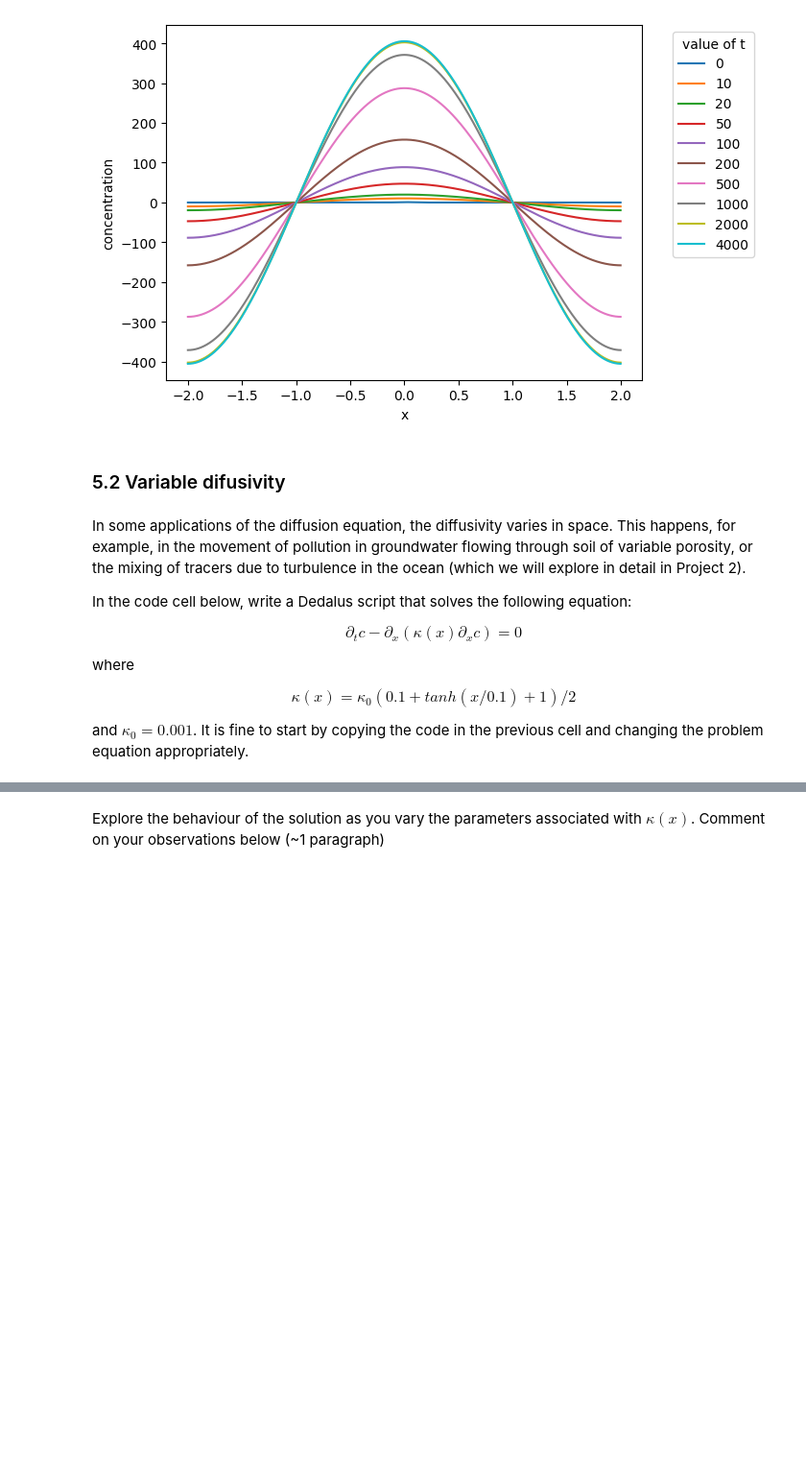
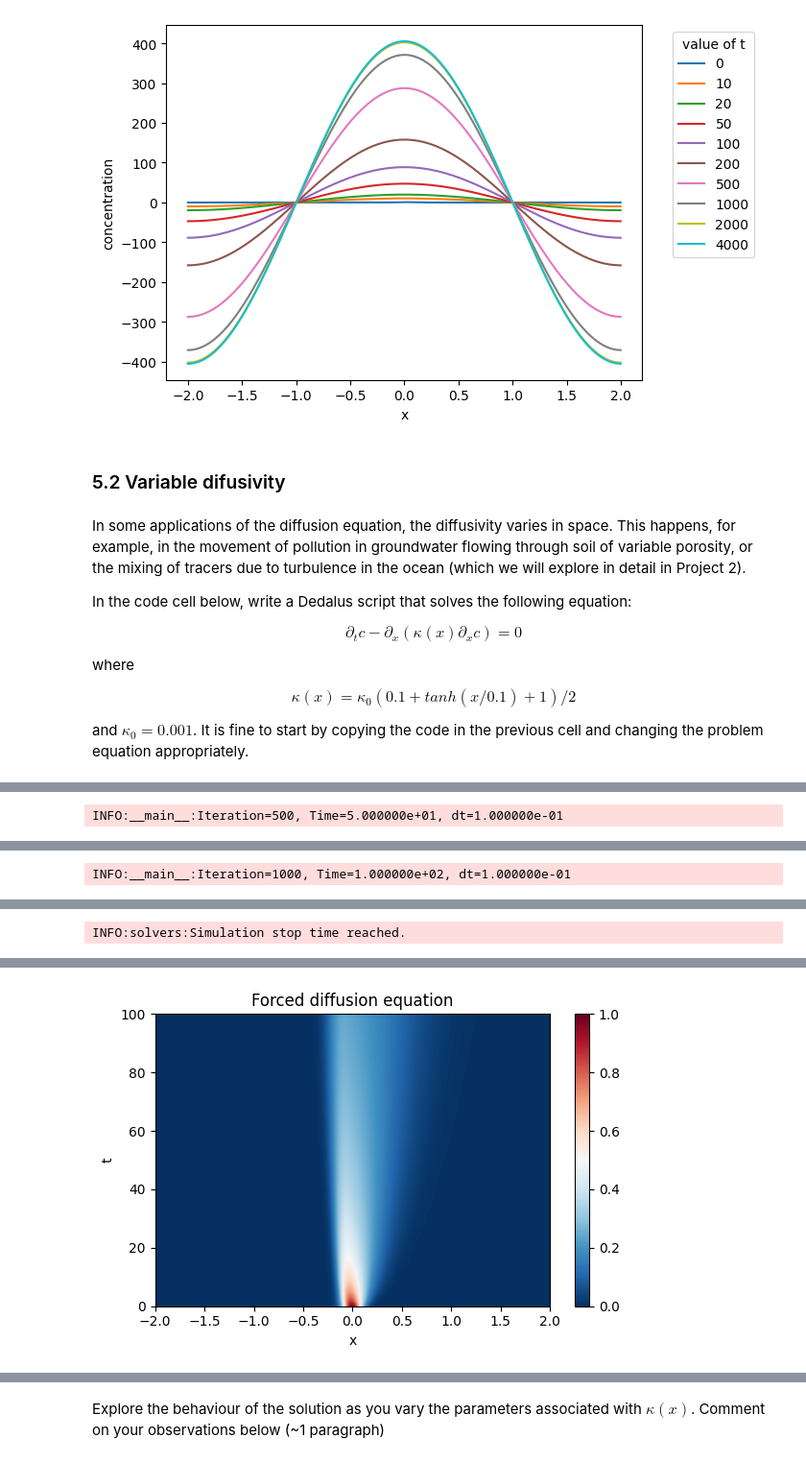
Before and after one commit to sjg230/QCES_LNM, a Jupyter notebook: Project1_dedalus.ipynb, the cells around one changed output, grey strips where cells are left out. Shown: that part at 96% size. Drawn from its saved outputs; the diff is of its cells as text; code cells hidden in the pictures; blank space fills up the shorter version.

Commit message:
Finished! Could add more details to final paragraph if there's time

```diff
--- a/Project1_dedalus.ipynb
+++ b/Project1_dedalus.ipynb
@@ -503,0 +501,69 @@ and $\kappa_0=0.001$. It is fine to start by copying the code in the previous ce
+# %%
+#@title Dedalus script to solve the diffusion equation with a spatially-variable diffusivity
+
+# Load the required packages (these were loaded above and are inluded here for completeness)
+import numpy as np
+import matplotlib.pyplot as plt
+import dedalus.public as dedalus
+import logging
+logger = logging.getLogger(__name__)
+
+# This script solves the forced diffusion equation with Dedlaus
+
+# Set some parameters for the problem to be solved
+Nx = 1024 # The number of gridpoints. Note that Fourier transforms are more efficient if this is a power of 2
+Lx = 2; # The domain size in x.  This should be large enough so that the solution goes to zero at the endpoints.
+x_start=-Lx; x_end=Lx # The starting and ending bounds on x
+kappa_0 = 0.001 # set the diffusivity
+
+# Create an x-coordinate, a corresponding basis, and a distributor
+xcoord = dedalus.Coordinate('x')
+dist = dedalus.Distributor(xcoord, dtype=np.float64) # No mesh for serial / automatic parallelization
+x_basis = dedalus.RealFourier(xcoord, size=Nx, bounds=(x_start, x_end))
+x = dist.local_grid(x_basis)
+
+# Set initial conditions
+c = dist.Field(name='c', bases=x_basis)
+w = 0.1 # Set the width of the initial Gaussian
+c.change_scales(1) # Set values on regular grid
+c['g'] = np.exp(-x**2/w**2)  # Initialize the dependent variable c with a Gaussian function (note ** is the exponentiation operator)
+
+# Operators
+dx = lambda a: dedalus.Differentiate(a, xcoord) # Define the derivative (d/dx) operator
+
+# Create an operator that applies a function to the variable on a grid
+kappa_x = dist.Field(bases=x_basis)
+kappa_x['g'] = kappa_0 * (0.1 + np.tanh(x/0.1) + 1)/2
+
+# Specify the problem
+problem = dedalus.IVP([c], namespace=locals()) # Initial value problem, including all local variables
+problem.add_equation("dt(c) - dx(kappa_x * dx(c)) = 0"); # Write out the equation to be solved
+
+timestepper = dedalus.CNAB1
+solver = problem.build_solver(timestepper)
+
+solver.stop_sim_time = 100 # Stop at 100 simulation time units
+
+# Main loop
+timestep = 0.1
+c.change_scales(1)
+c_save = [np.copy(c['g'])]; t_save = [solver.sim_time]; # Save the initial condition and the initial time
+while solver.proceed:
+    solver.step(timestep)
+    if solver.iteration % 500 == 0: # Every 500 timesteps, print a message to the screen with the progress
+        logger.info('Iteration=%i, Time=%e, dt=%e' %(solver.iteration, solver.sim_time, timestep))
+    c.change_scales(1)
+    c_save.append(np.copy(c['g']))
+    t_save.append(solver.sim_time)
+
+# Plot
+plt.figure(figsize=(6, 4))
+plt.pcolormesh(x.ravel(), np.array(t_save), np.array(c_save), cmap='RdBu_r', shading='gouraud', rasterized=True)#, clim=(-1, 1))
+plt.xlim(x_start, x_end)
+plt.ylim(0, solver.stop_sim_time)
+plt.xlabel('x')
+plt.ylabel('t')
+plt.title('Forced diffusion equation')
+plt.colorbar()
+plt.tight_layout()
+# %% [output]
@@ -503,0 +572 @@ and $\kappa_0=0.001$. It is fine to start by copying the code in the previous ce
+INFO:__main__:Iteration=500, Time=5.000000e+01, dt=1.000000e-01
@@ -503,0 +574 @@ and $\kappa_0=0.001$. It is fine to start by copying the code in the previous ce
+INFO:__main__:Iteration=1000, Time=1.000000e+02, dt=1.000000e-01
@@ -503,0 +576 @@ and $\kappa_0=0.001$. It is fine to start by copying the code in the previous ce
+INFO:solvers:Simulation stop time reached.
@@ -503,0 +578 @@ and $\kappa_0=0.001$. It is fine to start by copying the code in the previous ce
+[figure, added]
```
Also changed, not shown: parts of 9 cells of this notebook.
